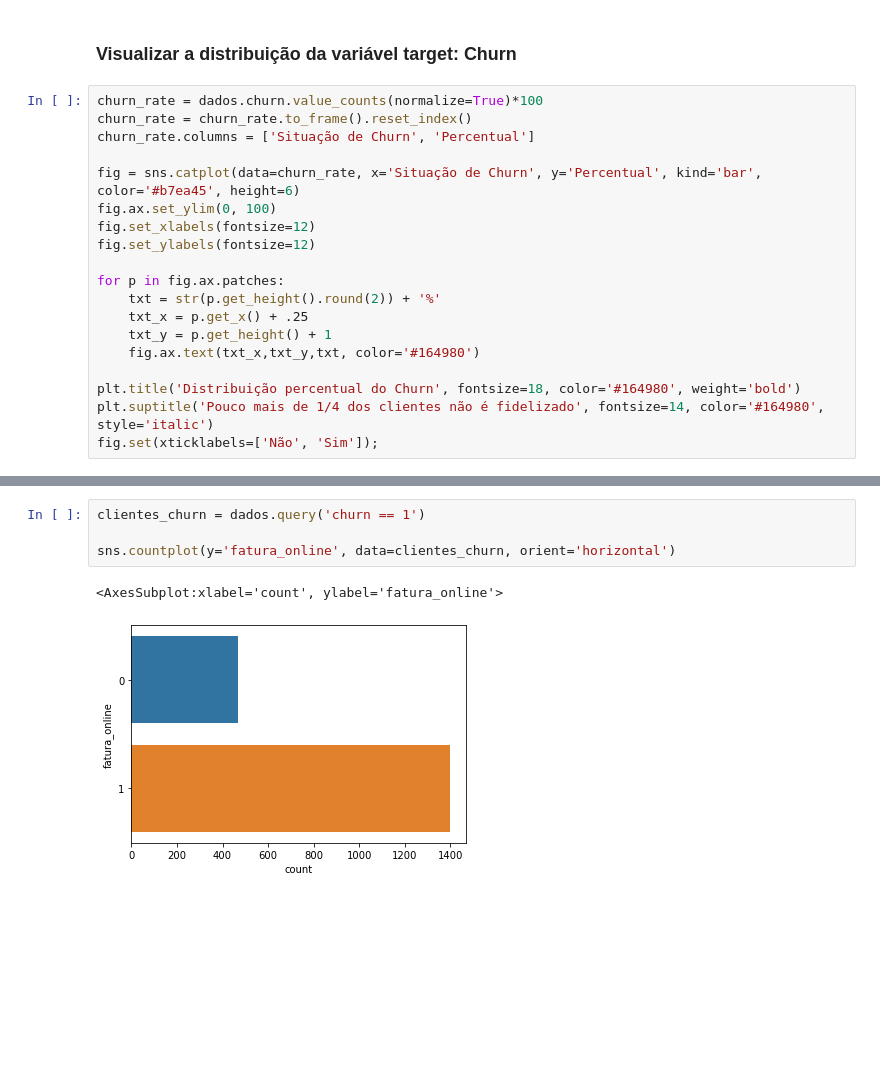
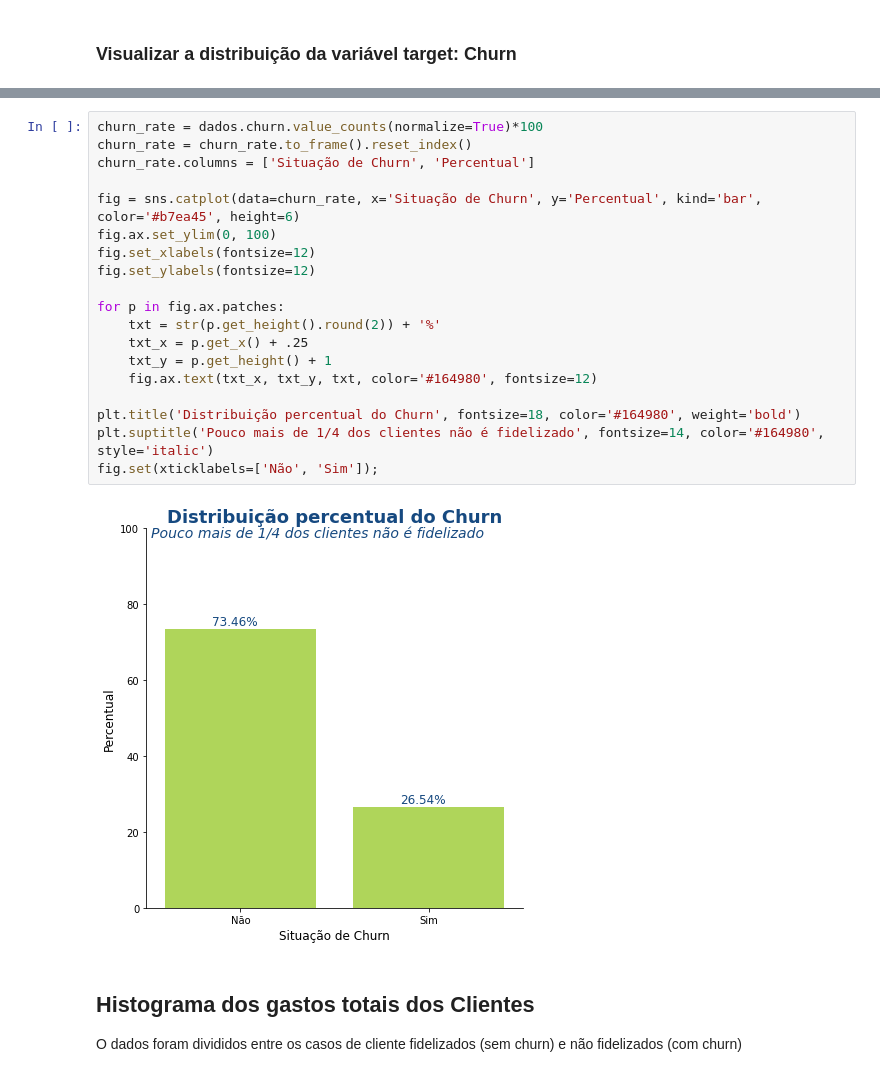
Before and after one commit to duartejr/challenge_data_science_alura_voz, a Jupyter notebook: semana_2_analise_variavel_churn.ipynb, the cells around one changed output, grey strips where cells are left out. Drawn from its saved outputs; the diff is of its cells as text; blank space fills up the shorter version.

```diff
--- a/semana_2_analise_variavel_churn.ipynb
+++ b/semana_2_analise_variavel_churn.ipynb
@@ -15,21 +19,2 @@ dados = pd.read_csv('dados_clientes_alura_voz.csv')
 # %% [markdown]
 ### Visualizar a distribuição da variável target: **Churn**
-# %%
-churn_rate = dados.churn.value_counts(normalize=True)*100
-churn_rate = churn_rate.to_frame().reset_index()
-churn_rate.columns = ['Situação de Churn', 'Percentual']
-
-fig = sns.catplot(data=churn_rate, x='Situação de Churn', y='Percentual', kind='bar', color='#b7ea45', height=6)
-fig.ax.set_ylim(0, 100)
-fig.set_xlabels(fontsize=12)
-fig.set_ylabels(fontsize=12)
-
-for p in fig.ax.patches:
-    txt = str(p.get_height().round(2)) + '%'
-    txt_x = p.get_x() + .25
-    txt_y = p.get_height() + 1
-    fig.ax.text(txt_x,txt_y,txt, color='#164980')
-
-plt.title('Distribuição percentual do Churn', fontsize=18, color='#164980', weight='bold')
-plt.suptitle('Pouco mais de 1/4 dos clientes não é fidelizado', fontsize=14, color='#164980', style='italic')
-fig.set(xticklabels=['Não', 'Sim']);
@@ -334,7 +21,25 @@ sns.countplot(y='suporte_tecnico', data=clientes_churn, orient='horizontal')
-# %%
-clientes_churn = dados.query('churn == 1')
-
-sns.countplot(y='fatura_online', data=clientes_churn, orient='horizontal')
-# %% [output]
-<AxesSubplot:xlabel='count', ylabel='fatura_online'>
-[figure, removed]
+# %%
+churn_rate = dados.churn.value_counts(normalize=True)*100
+churn_rate = churn_rate.to_frame().reset_index()
+churn_rate.columns = ['Situação de Churn', 'Percentual']
+
+fig = sns.catplot(data=churn_rate, x='Situação de Churn', y='Percentual', kind='bar', color='#b7ea45', height=6)
+fig.ax.set_ylim(0, 100)
+fig.set_xlabels(fontsize=12)
+fig.set_ylabels(fontsize=12)
+
+for p in fig.ax.patches:
+    txt = str(p.get_height().round(2)) + '%'
+    txt_x = p.get_x() + .25
+    txt_y = p.get_height() + 1
+    fig.ax.text(txt_x, txt_y, txt, color='#164980', fontsize=12)
+
+plt.title('Distribuição percentual do Churn', fontsize=18, color='#164980', weight='bold')
+plt.suptitle('Pouco mais de 1/4 dos clientes não é fidelizado', fontsize=14, color='#164980', style='italic')
+fig.set(xticklabels=['Não', 'Sim']);
+# %% [output]
+[figure, added]
+# %% [markdown]
+## Histograma dos gastos totais dos Clientes
+
+O dados foram divididos entre os casos de cliente fidelizados (sem churn) e não fidelizados (com churn)
```
Also changed, not shown: parts of 54 cells of this notebook.
